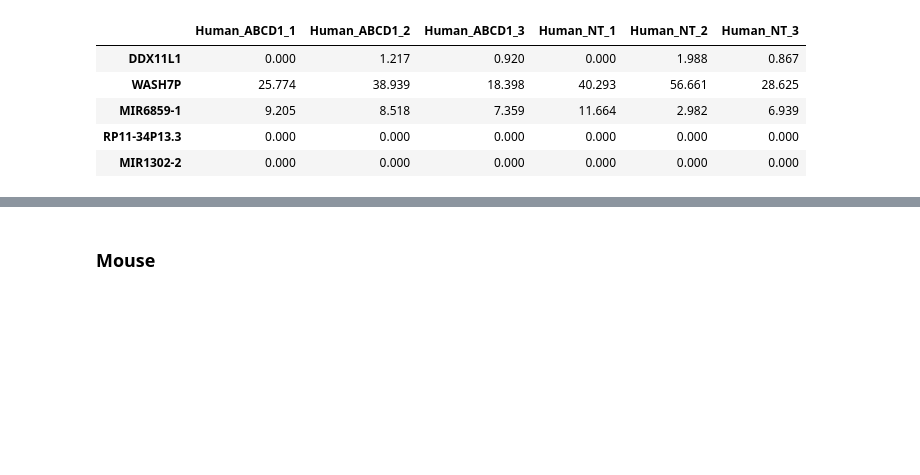
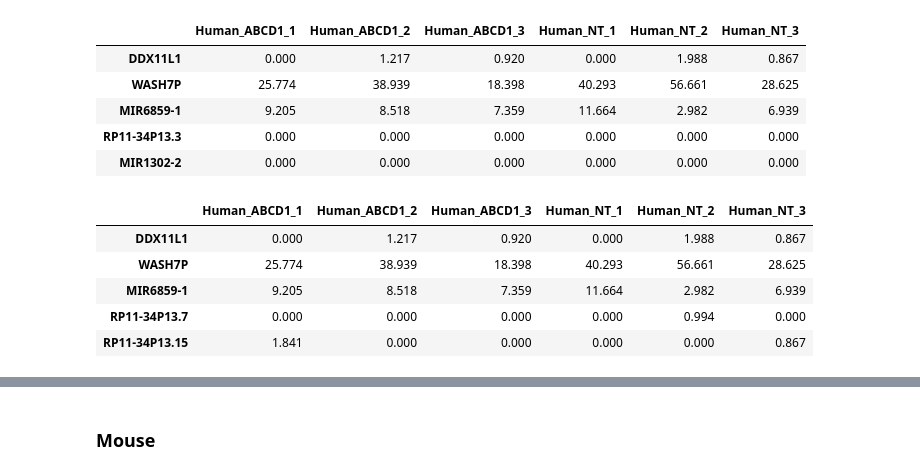
Before and after one commit to Musolino-Lab/ABCD1-KO-Transcriptome, a Jupyter notebook: Serialize_DESeq_Data_to_JSON.ipynb, the cells around one changed output, grey strips where cells are left out. Drawn from its saved outputs; the diff is of its cells as text; code cells hidden in the pictures; blank space fills up the shorter version.

```diff
--- a/Serialize_DESeq_Data_to_JSON.ipynb
+++ b/Serialize_DESeq_Data_to_JSON.ipynb
@@ -114,0 +107,10 @@ human.to_json('./json/human_counts.json')
+# %%
+human = human[~(human.sum(axis=1) == 0)]
+human.head()
+# %% [output]
+|  | Human_ABCD1_1 | Human_ABCD1_2 | Human_ABCD1_3 | Human_NT_1 | Human_NT_2 | Human_NT_3 |
+| DDX11L1 | 0.000 | 1.217 | 0.920 | 0.000 | 1.988 | 0.867 |
+| WASH7P | 25.774 | 38.939 | 18.398 | 40.293 | 56.661 | 28.625 |
+| MIR6859-1 | 9.205 | 8.518 | 7.359 | 11.664 | 2.982 | 6.939 |
+| RP11-34P13.7 | 0.000 | 0.000 | 0.000 | 0.000 | 0.994 | 0.000 |
+| RP11-34P13.15 | 1.841 | 0.000 | 0.000 | 0.000 | 0.000 | 0.867 |
```
Also changed, not shown: parts of 37 cells of this notebook.
